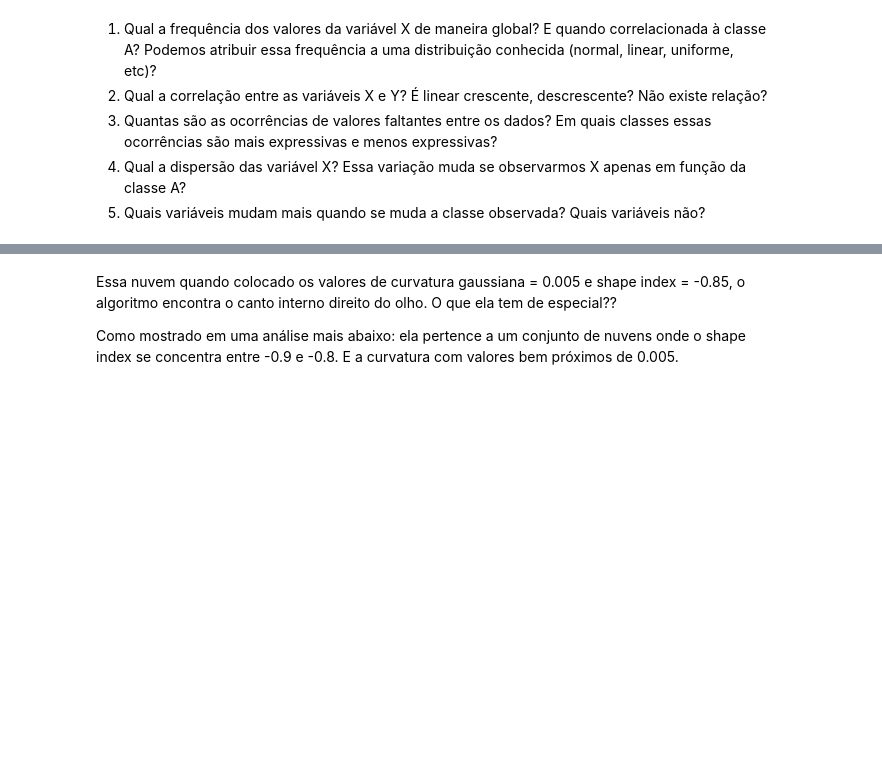
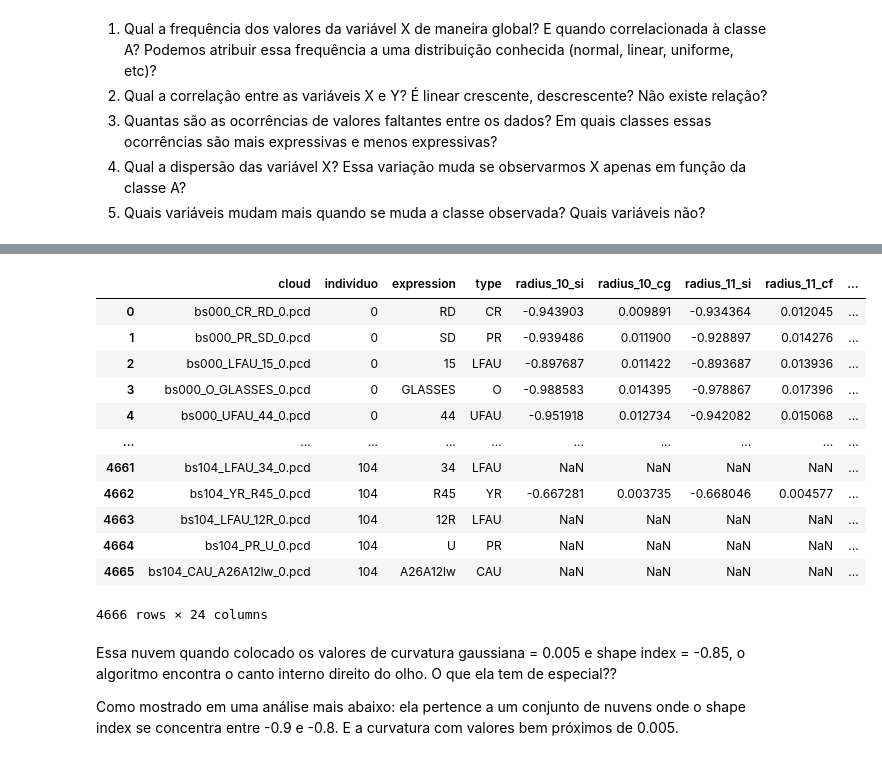
Before and after one commit to thalissonfelipe/landmarks, a Jupyter notebook: Analises - Shape Index e Curvatura Gaussiana.ipynb, the cells around one changed output, grey strips where cells are left out. Saved outputs shown, nothing was run; the diff lists cells and outputs as text; code cells hidden in the pictures; blank space fills up the shorter version.

Commit message:
update shape index analysis

```diff
--- a/Analises - Shape Index e Curvatura Gaussiana.ipynb
+++ b/Analises - Shape Index e Curvatura Gaussiana.ipynb
@@ -14,3 +14,4 @@ plt.rcParams['figure.figsize'] = (16, 9)
 # %%
 df_le = pd.read_csv('si_gc_left_eye.csv', index_col=0)
 df_re = pd.read_csv('si_gc_right_eye.csv', index_col=0)
+df_nt = pd.read_csv('si_gc_nose_tip.csv', index_col=0)
@@ -17,3 +50,19 @@ df_re = pd.read_csv('si_gc_right_eye.csv', index_col=0)
+# %%
+df_nt
+# %% [output]
+|  | cloud | individuo | expression | type | radius_10_si | radius_10_cg | radius_11_si | radius_11_cf | ... |
+| 0 | bs000_CR_RD_0.pcd | 0 | RD | CR | -0.943903 | 0.009891 | -0.934364 | 0.012045 | ... |
+| 1 | bs000_PR_SD_0.pcd | 0 | SD | PR | -0.939486 | 0.011900 | -0.928897 | 0.014276 | ... |
+| 2 | bs000_LFAU_15_0.pcd | 0 | 15 | LFAU | -0.897687 | 0.011422 | -0.893687 | 0.013936 | ... |
+| 3 | bs000_O_GLASSES_0.pcd | 0 | GLASSES | O | -0.988583 | 0.014395 | -0.978867 | 0.017396 | ... |
+| 4 | bs000_UFAU_44_0.pcd | 0 | 44 | UFAU | -0.951918 | 0.012734 | -0.942082 | 0.015068 | ... |
+| ... | ... | ... | ... | ... | ... | ... | ... | ... | ... |
+| 4661 | bs104_LFAU_34_0.pcd | 104 | 34 | LFAU | NaN | NaN | NaN | NaN | ... |
+| 4662 | bs104_YR_R45_0.pcd | 104 | R45 | YR | -0.667281 | 0.003735 | -0.668046 | 0.004577 | ... |
+| 4663 | bs104_LFAU_12R_0.pcd | 104 | 12R | LFAU | NaN | NaN | NaN | NaN | ... |
+| 4664 | bs104_PR_U_0.pcd | 104 | U | PR | NaN | NaN | NaN | NaN | ... |
+| 4665 | bs104_CAU_A26A12lw_0.pcd | 104 | A26A12lw | CAU | NaN | NaN | NaN | NaN | ... |
+4666 rows × 24 columns
 # %% [markdown]
 Essa nuvem quando colocado os valores de curvatura gaussiana = 0.005 e shape index = -0.85, o algoritmo encontra o canto interno direito do olho. O que ela tem de especial??
 
```
Also changed, not shown: parts of 4 cells of this notebook.
